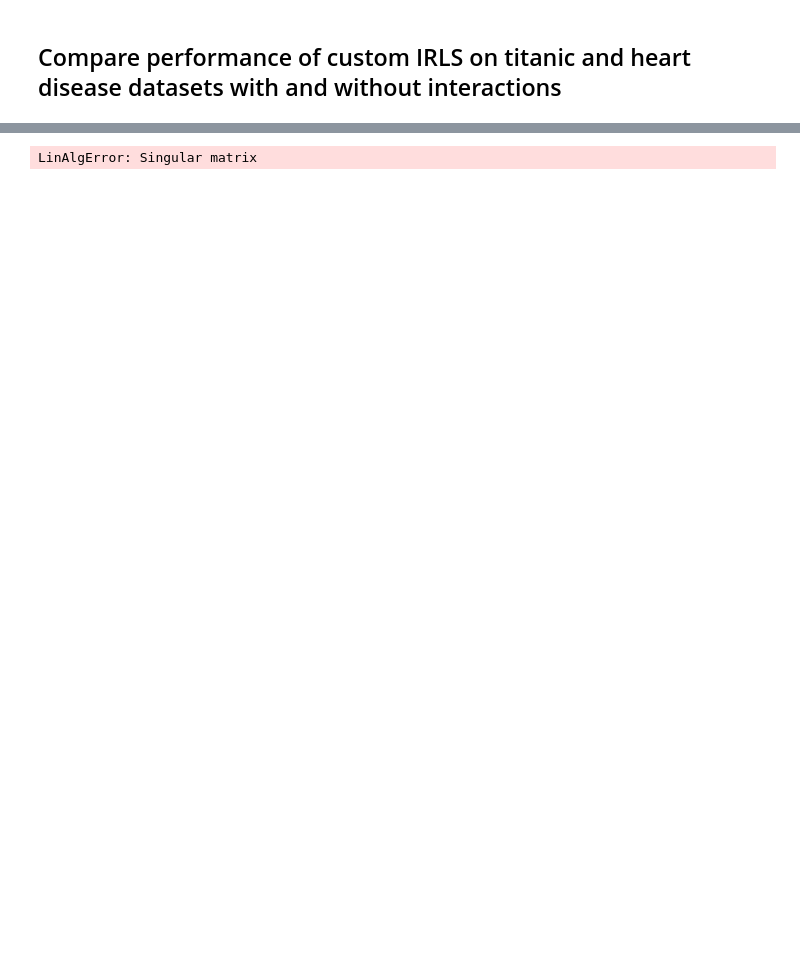
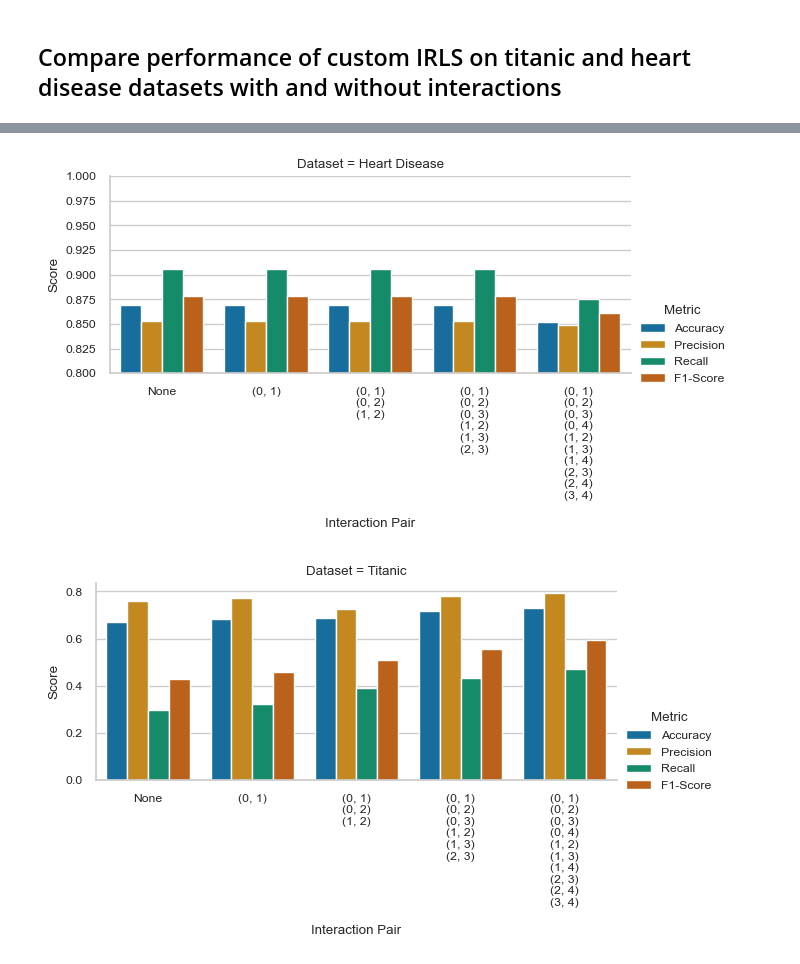
Before and after one commit to Wladeko/aml-project-1, a Jupyter notebook: notebooks/03_real_datasets_experiments.ipynb, the cells around one changed output, grey strips where cells are left out. Saved outputs shown, nothing was run; the diff lists cells and outputs as text; code cells hidden in the pictures; blank space fills up the shorter version.

```diff
--- a/notebooks/03_real_datasets_experiments.ipynb
+++ b/notebooks/03_real_datasets_experiments.ipynb
@@ -195,7 +165,7 @@ import itertools
 
 interaction_pairs_list = []
 
-for i in range(2, 8):
+for i in range(2, 6):
     interaction_pairs = list(itertools.combinations(range(0, i), 2))
     interaction_pairs_list.append(interaction_pairs)
     print(interaction_pairs)
@@ -239,36 +174,72 @@ IRLS  0.670391   0.758621  0.297297  0.427184
 # %%
 import seaborn as sns
 import matplotlib.pyplot as plt
+import numpy as np
+
+np.random.seed(42)
 
 # Create a list of interaction pair names
 interaction_pair_names = [f"Interaction Pair {i}" for i in range(len(interaction_pairs_list))]
 
 # Create an empty DataFrame to store the evaluation scores
 scores_df = pd.DataFrame(columns=["Dataset", "Interaction Pair", "Metric", "Score"])
 
+ds1 = (X_train_heart, X_test_heart, y_train_heart, y_test_heart)
+ds2 = (X_train_titanic, X_test_titanic, y_train_titanic, y_test_titanic)
+
 # Loop over each dataset and interaction pair, and evaluate the model
-for ds_name, dataset in [("Dataset 1", ds1), ("Dataset 2", ds2)]:
+for ds_name, dataset in [("Heart Disease", ds1), ("Titanic", ds2)]:
     for i, interaction_pairs in enumerate(interaction_pairs_list):
         irls_custom = IRLS(interaction_pairs=interaction_pairs, max_iter=1000, tol=1e-6)
-        irls_custom.fit(dataset[0], dataset[2])
+
+        try:
+            irls_custom.fit(dataset[0], dataset[2])
+        except np.linalg.LinAlgError:
+            print("skipped!")
+            continue
+
         y_pred = irls_custom.predict(dataset[1]) > 0.5
         scores = [
             ("Accuracy", accuracy_score(dataset[3], y_pred)),
             ("Precision", precision_score(dataset[3], y_pred)),
             ("Recall", recall_score(dataset[3], y_pred)),
             ("F1-Score", f1_score(dataset[3], y_pred)),
         ]
+
+        name = str(interaction_pairs).replace(")", ")\n")
+        # remove "[" and "]" from the string
+        name = name[1:-1]
+        # remove ", " from the string
+        name = name.replace(", (", "(")
+        name = "None" if not interaction_pairs else name
+
         for metric, score in scores:
             scores_df = scores_df.append(
-                {"Dataset": ds_name, "Interaction Pair": f"Interaction Pair {i}", "Metric": metric, "Score": score},
+                {"Dataset": ds_name, "Interaction Pair": name, "Metric": metric, "Score": score},
                 ignore_index=True,
             )
 
-# Plot the results using seaborn
-sns.set(style="ticks")
-sns.catplot(
-    x="Interaction Pair", y="Score", hue="Metric", col="Dataset", data=scores_df, kind="bar", height=4, aspect=1
-)
-plt.show()
+    sns.set(font_scale=0.8)  # Decrease font size
+    sns.set_style("whitegrid")  # Add white grid lines
+    sns.set_palette("colorblind")  # Use colorblind-friendly palette
+    aspect_ratio = 1.5  # Adjust aspect ratio to reduce overlap
+    g = sns.catplot(
+        x="Interaction Pair",
+        y="Score",
+        hue="Metric",
+        col="Dataset",
+        data=scores_df,
+        kind="bar",
+        height=4,
+        aspect=aspect_ratio,
+    )
+
+    if ds_name == "Heart Disease":
+        g.set(ylim=(0.8, 1))
+
+    plt.show()
+
+    scores_df = pd.DataFrame(columns=["Dataset", "Interaction Pair", "Metric", "Score"])
 # %% [output]
-LinAlgError: Singular matrix
+[figure, added]
+[figure, added]
```
Also changed, not shown: parts of 6 cells of this notebook.
